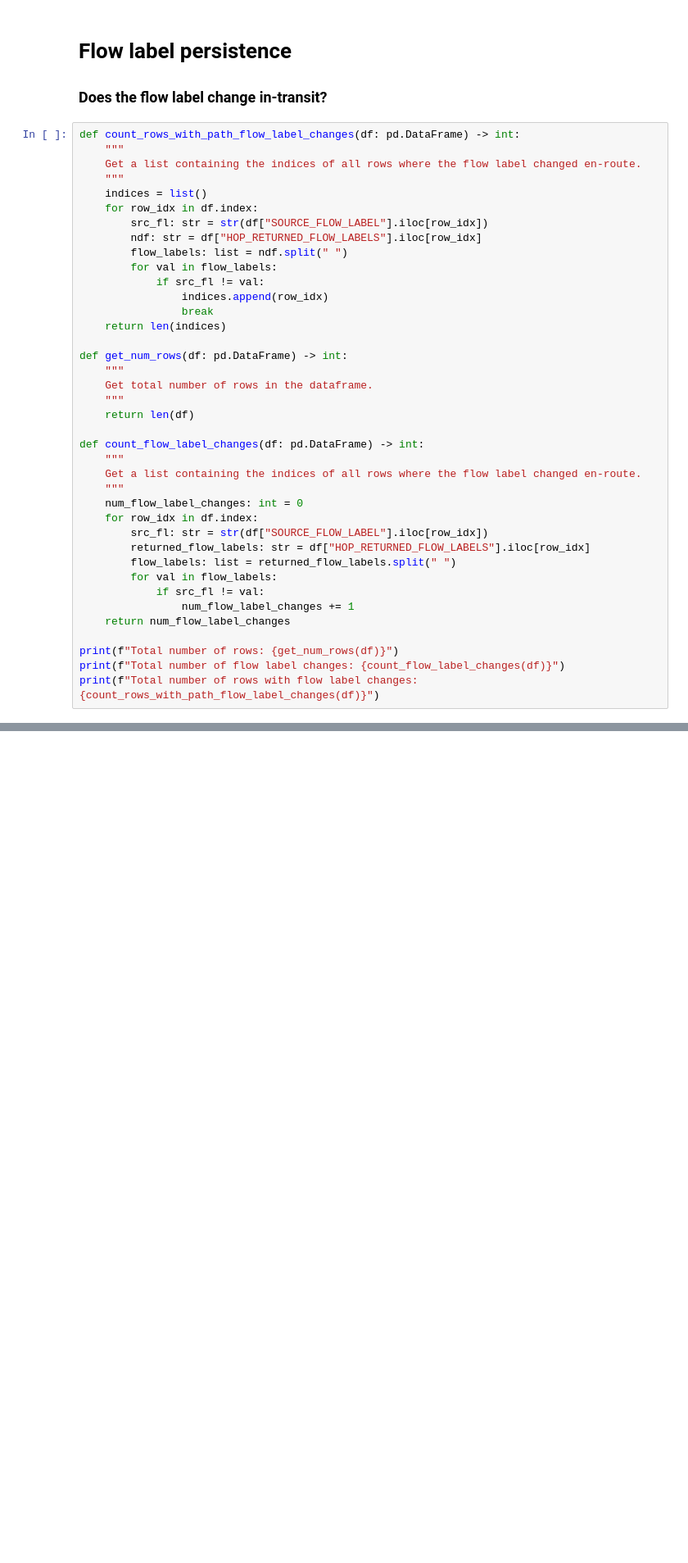
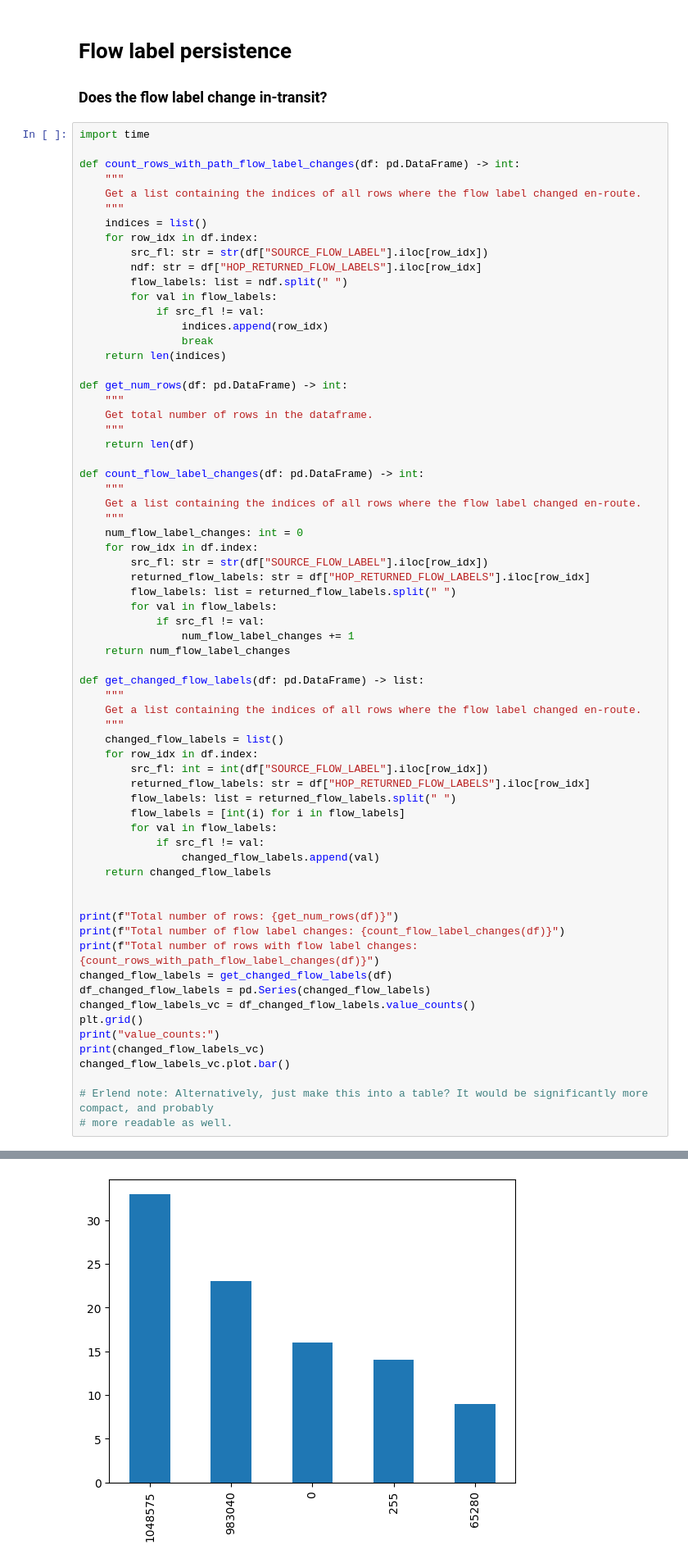
Before and after one commit to meeps44/scripts, a Jupyter notebook: stats/jupyter-notebooks/nyc1.ipynb, the cells around one changed output, grey strips where cells are left out. Shown at 82% size. Cells and saved outputs as stored; diff of their text form; blank space fills up the shorter version.

Commit message:
Added more flow label analysis blocks

```diff
--- a/stats/jupyter-notebooks/nyc1.ipynb
+++ b/stats/jupyter-notebooks/nyc1.ipynb
@@ -57,6 +57,8 @@ TracerouteStatistics(num_rows_total=155763, num_cycles=37023, num_cycle_rows=198
 # Flow label persistence
 ### Does the flow label change in-transit?
 # %%
+import time
+
 def count_rows_with_path_flow_label_changes(df: pd.DataFrame) -> int:
     """
     Get a list containing the indices of all rows where the flow label changed en-route.
@@ -92,9 +94,35 @@ def count_flow_label_changes(df: pd.DataFrame) -> int:
                 num_flow_label_changes += 1
     return num_flow_label_changes
 
+def get_changed_flow_labels(df: pd.DataFrame) -> list:
+    """
+    Get a list containing the indices of all rows where the flow label changed en-route.
+    """
+    changed_flow_labels = list()
+    for row_idx in df.index:
+        src_fl: int = int(df["SOURCE_FLOW_LABEL"].iloc[row_idx])
+        returned_flow_labels: str = df["HOP_RETURNED_FLOW_LABELS"].iloc[row_idx]
+        flow_labels: list = returned_flow_labels.split(" ")
+        flow_labels = [int(i) for i in flow_labels]
+        for val in flow_labels:
+            if src_fl != val:
+                changed_flow_labels.append(val)
+    return changed_flow_labels
+
+
 print(f"Total number of rows: {get_num_rows(df)}")
 print(f"Total number of flow label changes: {count_flow_label_changes(df)}")
 print(f"Total number of rows with flow label changes: {count_rows_with_path_flow_label_changes(df)}")
+changed_flow_labels = get_changed_flow_labels(df)
+df_changed_flow_labels = pd.Series(changed_flow_labels)
+changed_flow_labels_vc = df_changed_flow_labels.value_counts()
+plt.grid()
+print("value_counts:")
+print(changed_flow_labels_vc)
+changed_flow_labels_vc.plot.bar()
+
+# Erlend note: Alternatively, just make this into a table? It would be significantly more compact, and probably
+# more readable as well.
 # %% [output]
 Total number of rows: 155763
 Total number of flow label changes: 95
@@ -102,3 +141,4 @@ Total number of rows with flow label changes: 95
+[figure, added]
 # %% [markdown]
 ## Flow label stats
 
```
Also changed, not shown: parts of 1 cell of this notebook.
